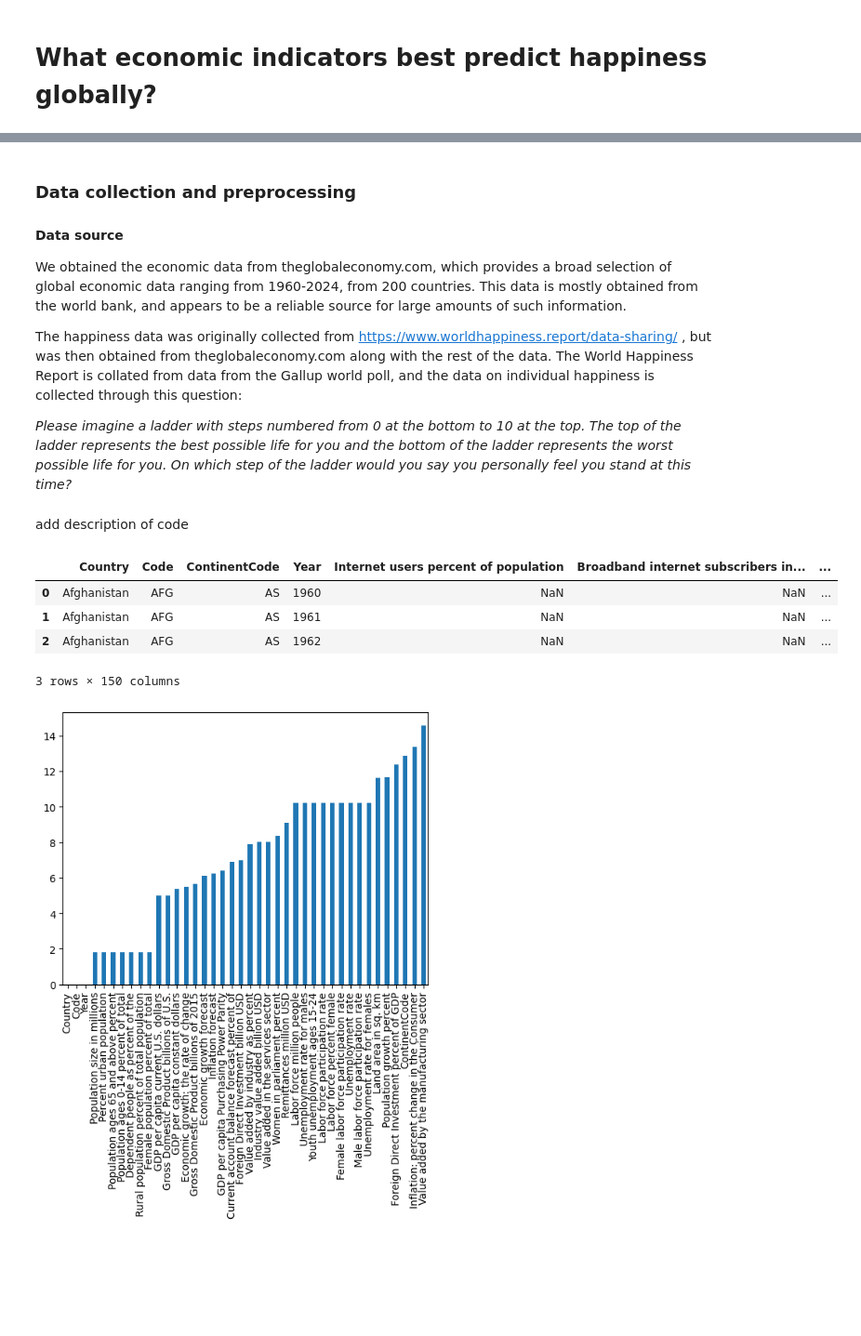
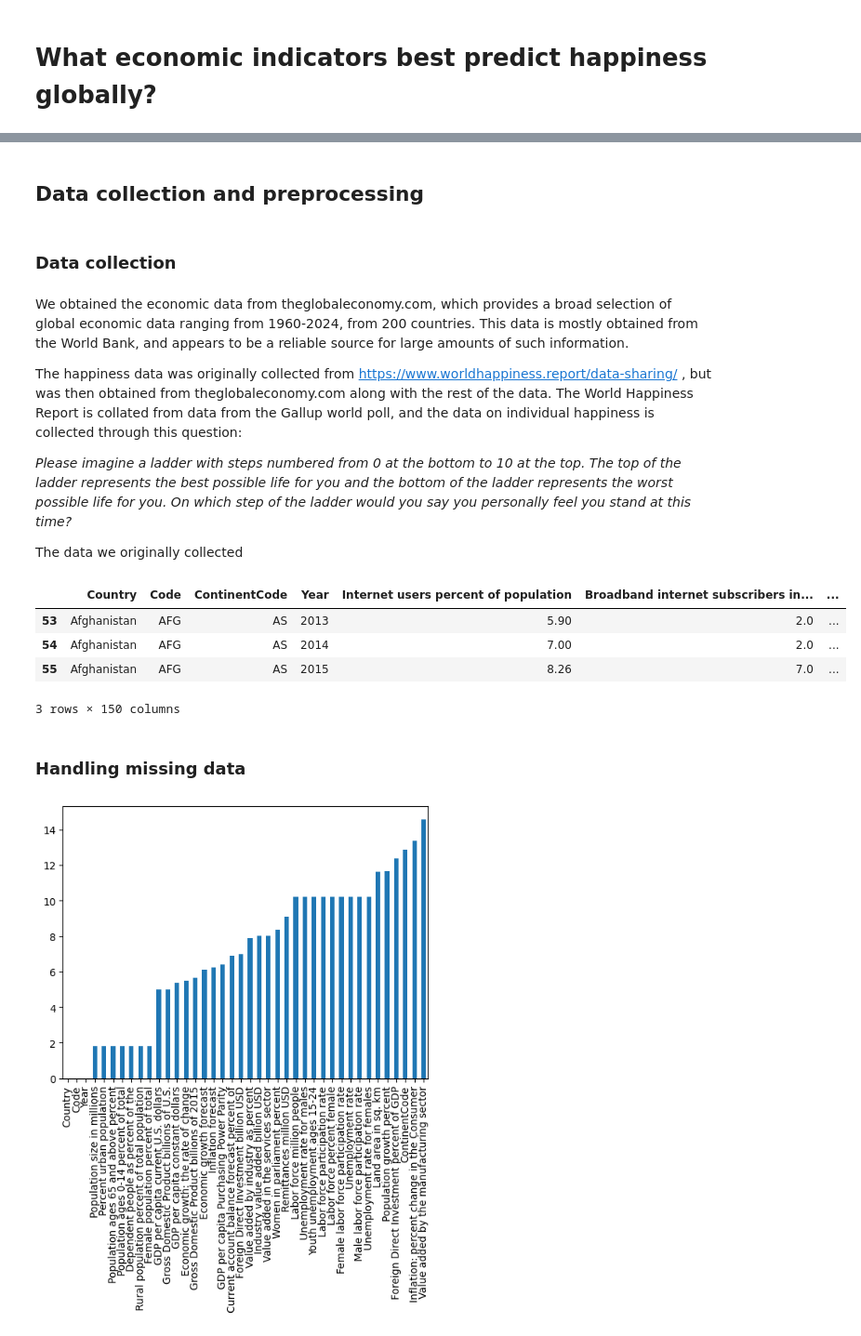
Before and after one commit to Orilly/data-science-summative, a Jupyter notebook: main.ipynb, the cells around one changed output, grey strips where cells are left out. Shown at 93% size. Cells and saved outputs as stored; diff of their text form; code cells hidden in the pictures; blank space fills up the shorter version.

```diff
--- a/main.ipynb
+++ b/main.ipynb
@@ -14,37 +20,45 @@ To investigate this question, we will be conducting multiple analyses, including
+# %% [markdown]
+## Data collection and preprocessing
+# %% [markdown]
+### Data collection
 # %% [markdown]
-### Data collection and preprocessing
 
-#### Data source
-
-
-We obtained the economic data from theglobaleconomy.com, which provides a broad selection of global economic data ranging from 1960-2024, from 200 countries. This data is mostly obtained from the world bank, and appears to be a reliable source for large amounts of such information.
+We obtained the economic data from theglobaleconomy.com, which provides a broad selection of global economic data ranging from 1960-2024, from 200 countries. This data is mostly obtained from the World Bank, and appears to be a reliable source for large amounts of such information.
 
 The happiness data was originally collected from https://www.worldhappiness.report/data-sharing/ , but was then obtained from theglobaleconomy.com along with the rest of the data. The World Happiness Report is collated from data from the Gallup world poll, and the data on individual happiness is collected through this question:
 
 *Please imagine a ladder with steps numbered from 0 at the bottom to 10 at the top. The top of the ladder represents the best possible life for you and the bottom of the ladder represents the worst possible life for you. On which step of the ladder would you say you personally feel you stand at this time?*
+
+The data we originally collected
-# %% [markdown]
-add description of code
 # %%
 import pandas as pd
 import numpy as np
-from scipy.stats import pearsonr
+import seaborn as sns
+import statsmodels.formula.api as smf
+import scipy.stats as stats
 import matplotlib.pyplot as plt
 import os
+import warnings
 
+warnings.filterwarnings('ignore')
 files = os.listdir("data/")
 merged = None
 
 for filename in files:
     _df = pd.read_csv("data/"+filename)
     if merged is None:
         merged = _df
     else:
         merged = pd.merge(merged, _df, on=["Country", "Year", "Code", "ContinentCode"], how="outer")
-merged.head(3)
+
+df = merged[(merged["Year"] >= 2013) & (merged["Year"] <= 2024)] # selecting years where we have happiness
+df.head(3)
 # %% [output]
 |  | Country | Code | ContinentCode | Year | Internet users percent of population | Broadband internet subscribers in... | ... |
-| 0 | Afghanistan | AFG | AS | 1960 | NaN | NaN | ... |
-| 1 | Afghanistan | AFG | AS | 1961 | NaN | NaN | ... |
-| 2 | Afghanistan | AFG | AS | 1962 | NaN | NaN | ... |
+| 53 | Afghanistan | AFG | AS | 2013 | 5.90 | 2.0 | ... |
+| 54 | Afghanistan | AFG | AS | 2014 | 7.00 | 2.0 | ... |
+| 55 | Afghanistan | AFG | AS | 2015 | 8.26 | 7.0 | ... |
 3 rows × 150 columns
+# %% [markdown]
+### Handling missing data
 # %%
```
Also changed, not shown: parts of 18 cells of this notebook.
